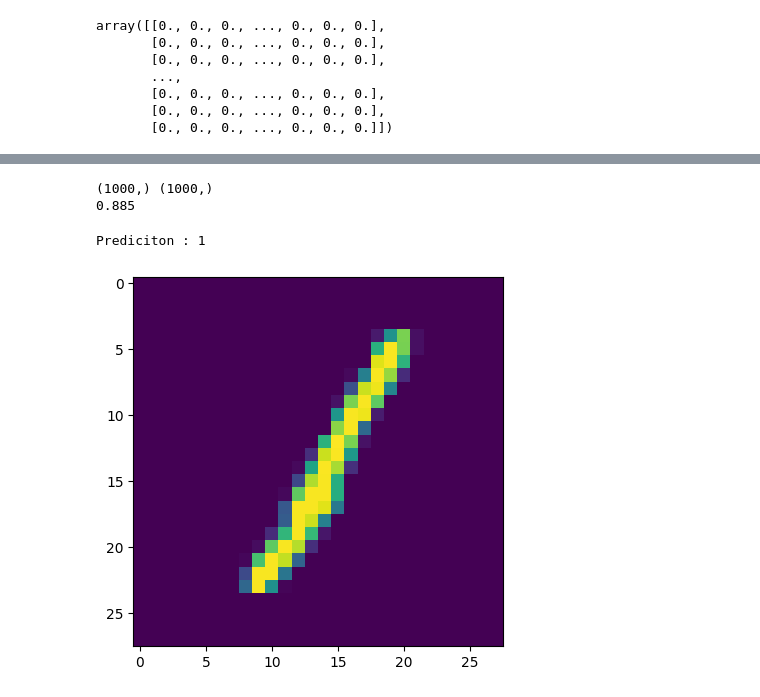
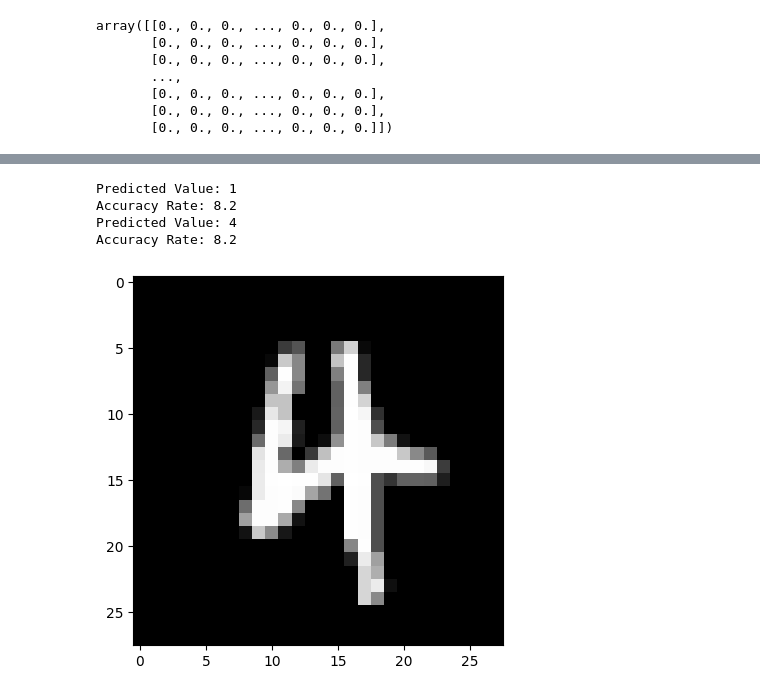
Before and after one commit to Praga3004/myWrk, a Jupyter notebook: scratch/Pratice_torch.ipynb, the cells around one changed output, grey strips where cells are left out. Saved outputs shown, nothing was run; the diff lists cells and outputs as text; code cells hidden in the pictures.

```diff
--- a/scratch/Pratice_torch.ipynb
+++ b/scratch/Pratice_torch.ipynb
@@ -160,3 +195,3 @@ def gradient_pred(X,Y,epoch,a):
 # %%
-W_1,B_1,W_2,B_2=gradient_pred(Xtrain,Ytrain,500,0.2)
+W_1,B_1,W_2,B_2,W_3,B_3=gradient_pred(Xtrain,Ytrain,700,0.2)
 # %% [output]
@@ -180,26 +215,36 @@ Accuracy : 0.8737560975609756
 # %%
-def make_prediction(W_1,B_1,W_2,B_2,X_dev):
-  _,_,_,A2=forward_pass(W_1,W_2,B_1,B_2,X_dev)
-
-  return np.argmax(A2,0)
+def make_prediction(W_1,B_1,W_2,B_2,W_3,B_3,X_dev):
+  _,_,_,_,_,A3=forward_pass(W_1,W_2,B_1,B_2,W_3,B_3,X_dev)
+  pred=np.zeros(A3.size)
+  pred[np.argmax(A3,0)[0]]=1
+  return np.argmax(A3,0),pred
 
 def test_prediction(X,Y):
-  print(X.shape,Y.shape)
+
   return np.sum(X==Y)/X.size
-pred=make_prediction(W_1,B_1,W_2,B_2,data_X)
-print(test_prediction(pred,data_y))
+num,pred=make_prediction(W_1,B_1,W_2,B_2,W_3,B_3,data_X[:,1,None])
-# %% [output]
-(1000,) (1000,)
-0.885
-# %%
-def prediction(X,Y):
-  for i in range(X.size):
-    print("Prediciton :",X[i])
-    plt.imshow(Y[i].reshape((28,28)))
-    break
-prediction(pred,data_X.T)
-# %% [output]
-Prediciton : 1
-[figure, removed]
+# %%
+from time import sleep
+def prediction(X,Y,index):
+
+  num,pred=make_prediction(W_1,B_1,W_2,B_2,W_3,B_3,X[:,index,None])
+  Y=oneHotY(Y)
+  accur=test_prediction(pred,Y[:,index,None])
+
+  print("Predicted Value:",num[0])
+  print("Accuracy Rate:",accur)
+
+  plt.imshow(X[:,index,None].reshape(28,28),cmap='gray')
+
+
+prediction(data_X,data_y,2)
+
+prediction(data_X,data_y,80)
+# %% [output]
+Predicted Value: 1
+Accuracy Rate: 8.2
+Predicted Value: 4
+Accuracy Rate: 8.2
+[figure, added]
 # %%
 with open("/content/drive/MyDrive/NeutralNetwork/Weights.txt","w") as f:
```
Also changed, not shown: parts of 8 cells of this notebook.
